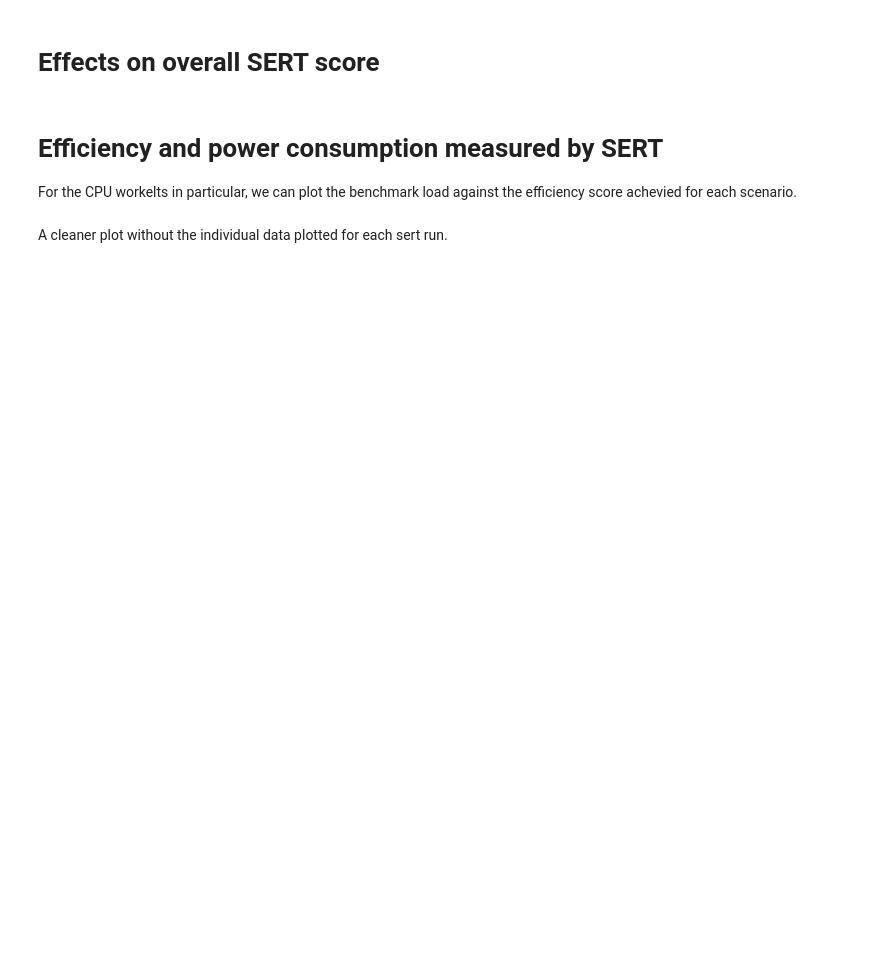
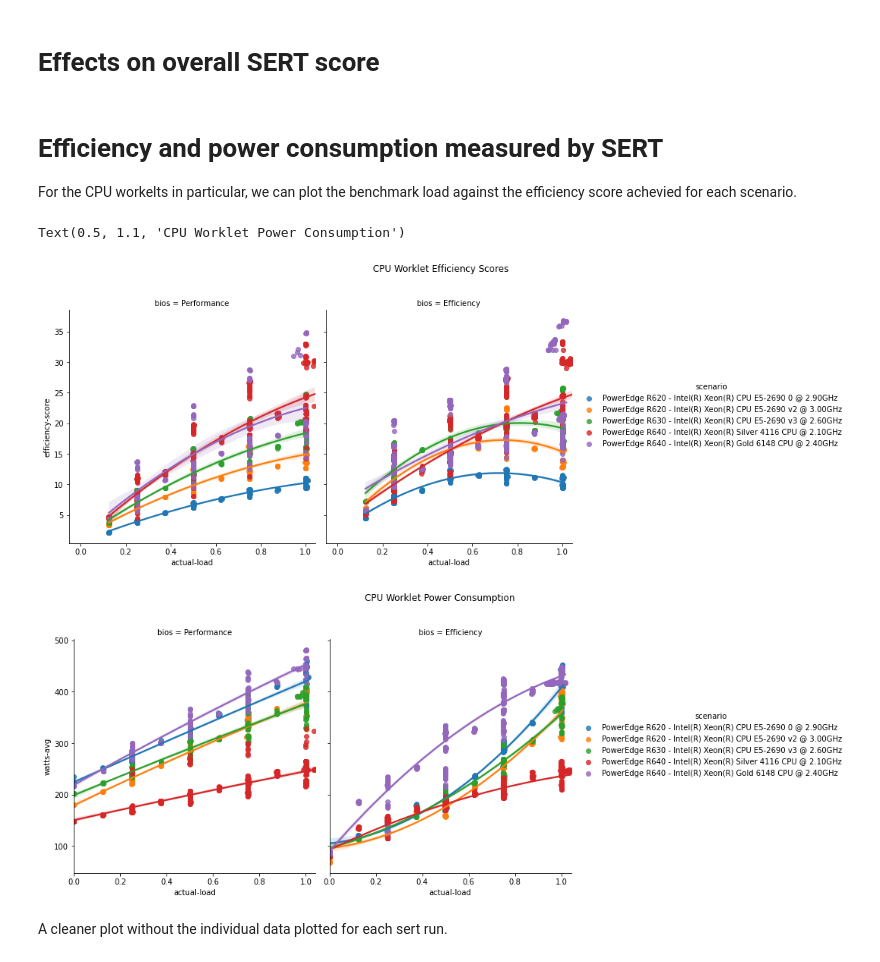
Before and after one commit to sjclement/sert-processing, a Jupyter notebook: Temperature_analysis.ipynb, the cells around one changed output. Saved outputs shown, nothing was run; the diff lists cells and outputs as text; code cells hidden in the pictures; blank space fills up the shorter version.

Commit message:
Updated pressure boundaries and extra graphs

```diff
--- a/Temperature_analysis.ipynb
+++ b/Temperature_analysis.ipynb
@@ -203,3 +288,9 @@ tested.style.applymap(lambda x: 'background-color:pink' if x < 3 else None)
+# %%
+sert_data = sert_data[(sert_data['bios'] == 'Performance')| (sert_data['bios'] == 'Efficiency')]
+
+total_score = total_score[(total_score['bios'] == 'Performance')| (total_score['bios'] == 'Efficiency')]
+# %%
+sert_data['pressure-bound'] = pd.cut(sert_data['pressure'],[sert_data.pressure.min(), 15, sert_data.pressure.max()],labels=['low','high'])
 # %%
 print('Mean\n', sert_data.groupby('scenario')['temp-avg'].mean())
 print('\nVariance\n', sert_data.groupby('scenario')['temp-avg'].var())
@@ -217,10 +333,14 @@ For the CPU workelts in particular, we can plot the benchmark load against the e
 # %%
 cpu = sert_data[(sert_data['workload'] == 'CPU')| (sert_data['workload'] == 'Idle')]
 
 sns.lmplot(x='actual-load', y='efficiency-score', hue='scenario', col='bios',
-           data=cpu[cpu['temp-avg'] < 23.5], order=2, truncate=True, scatter=True).fig.suptitle('CPU Worklet Efficiency Scores', y=1.1)
+           data=cpu[cpu['temp-avg'] < 23.66], order=2, truncate=True, scatter=True).fig.suptitle('CPU Worklet Efficiency Scores', y=1.1)
 sns.lmplot(x='actual-load', y='watts-avg', hue='scenario', col='bios',
-           data=cpu[cpu['temp-avg'] < 23.5], order=2, truncate=True, scatter=True).fig.suptitle('CPU Worklet Power Consumption', y=1.1)
+           data=cpu[cpu['temp-avg'] < 23.66], order=2, truncate=True, scatter=True).fig.suptitle('CPU Worklet Power Consumption', y=1.1)
+# %% [output]
+Text(0.5, 1.1, 'CPU Worklet Power Consumption')
+[figure, added]
+[figure, added]
 # %% [markdown]
 A cleaner plot without the individual data plotted for each sert run.
 # %%
```
Also changed, not shown: parts of 25 cells of this notebook.
